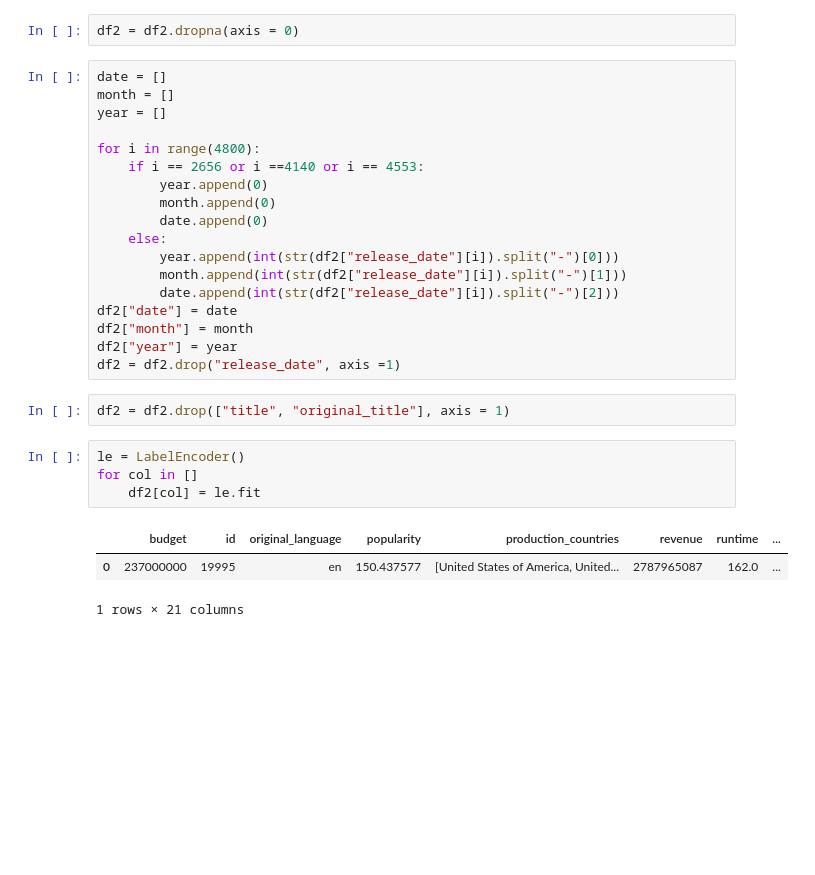
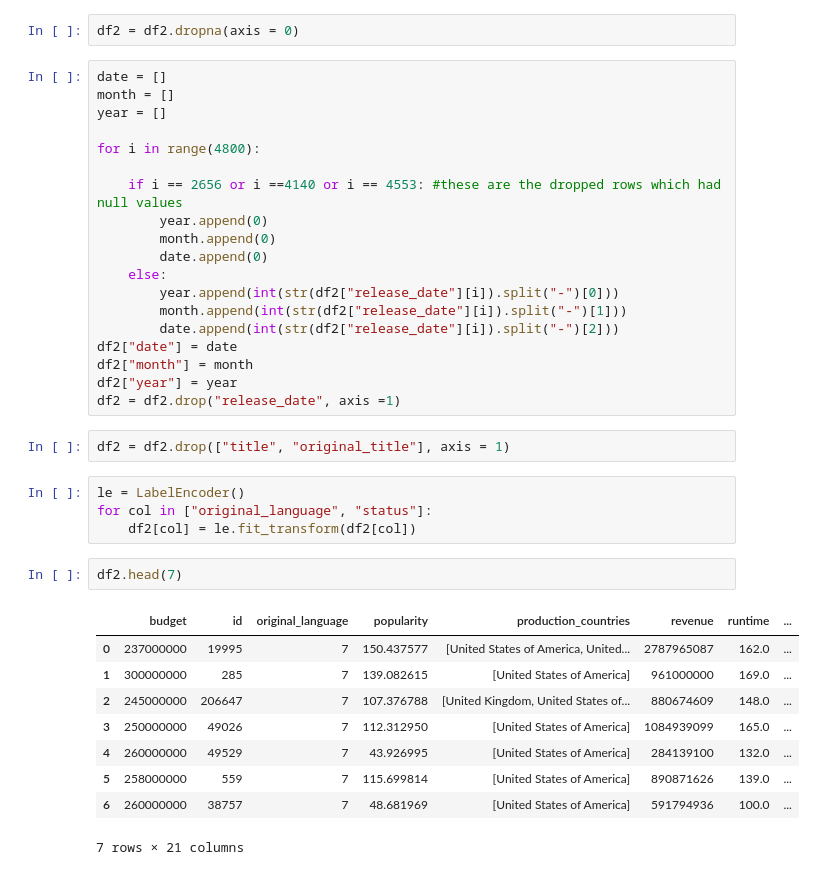
Before and after one commit to aadi2305/tmdb-kaggle, a Jupyter notebook: Main Imdb.ipynb, the cells around one changed output. Drawn from its saved outputs; the diff is of its cells as text; blank space fills up the shorter version.

```diff
--- a/Main Imdb.ipynb
+++ b/Main Imdb.ipynb
@@ -102,7 +102,8 @@ month = []
 year = []
 
 for i in range(4800):
-    if i == 2656 or i ==4140 or i == 4553:
+
+    if i == 2656 or i ==4140 or i == 4553: #these are the dropped rows which had null values
         year.append(0)
         month.append(0)
         date.append(0)
@@ -118,9 +119,17 @@ df2 = df2.drop("release_date", axis =1)
 df2 = df2.drop(["title", "original_title"], axis = 1)
 # %%
 le = LabelEncoder()
-for col in []
-    df2[col] = le.fit
+for col in ["original_language", "status"]:
+    df2[col] = le.fit_transform(df2[col])
-# %% [output]
-|  | budget | id | original_language | popularity | production_countries | revenue | runtime | ... |
-| 0 | 237000000 | 19995 | en | 150.437577 | [United States of America, United... | 2787965087 | 162.0 | ... |
-1 rows × 21 columns
+# %%
+df2.head(7)
+# %% [output]
+|  | budget | id | original_language | popularity | production_countries | revenue | runtime | ... |
+| 0 | 237000000 | 19995 | 7 | 150.437577 | [United States of America, United... | 2787965087 | 162.0 | ... |
+| 1 | 300000000 | 285 | 7 | 139.082615 | [United States of America] | 961000000 | 169.0 | ... |
+| 2 | 245000000 | 206647 | 7 | 107.376788 | [United Kingdom, United States of... | 880674609 | 148.0 | ... |
+| 3 | 250000000 | 49026 | 7 | 112.312950 | [United States of America] | 1084939099 | 165.0 | ... |
+| 4 | 260000000 | 49529 | 7 | 43.926995 | [United States of America] | 284139100 | 132.0 | ... |
+| 5 | 258000000 | 559 | 7 | 115.699814 | [United States of America] | 890871626 | 139.0 | ... |
+| 6 | 260000000 | 38757 | 7 | 48.681969 | [United States of America] | 591794936 | 100.0 | ... |
+7 rows × 21 columns
```
Also changed, not shown: parts of 9 cells of this notebook.
